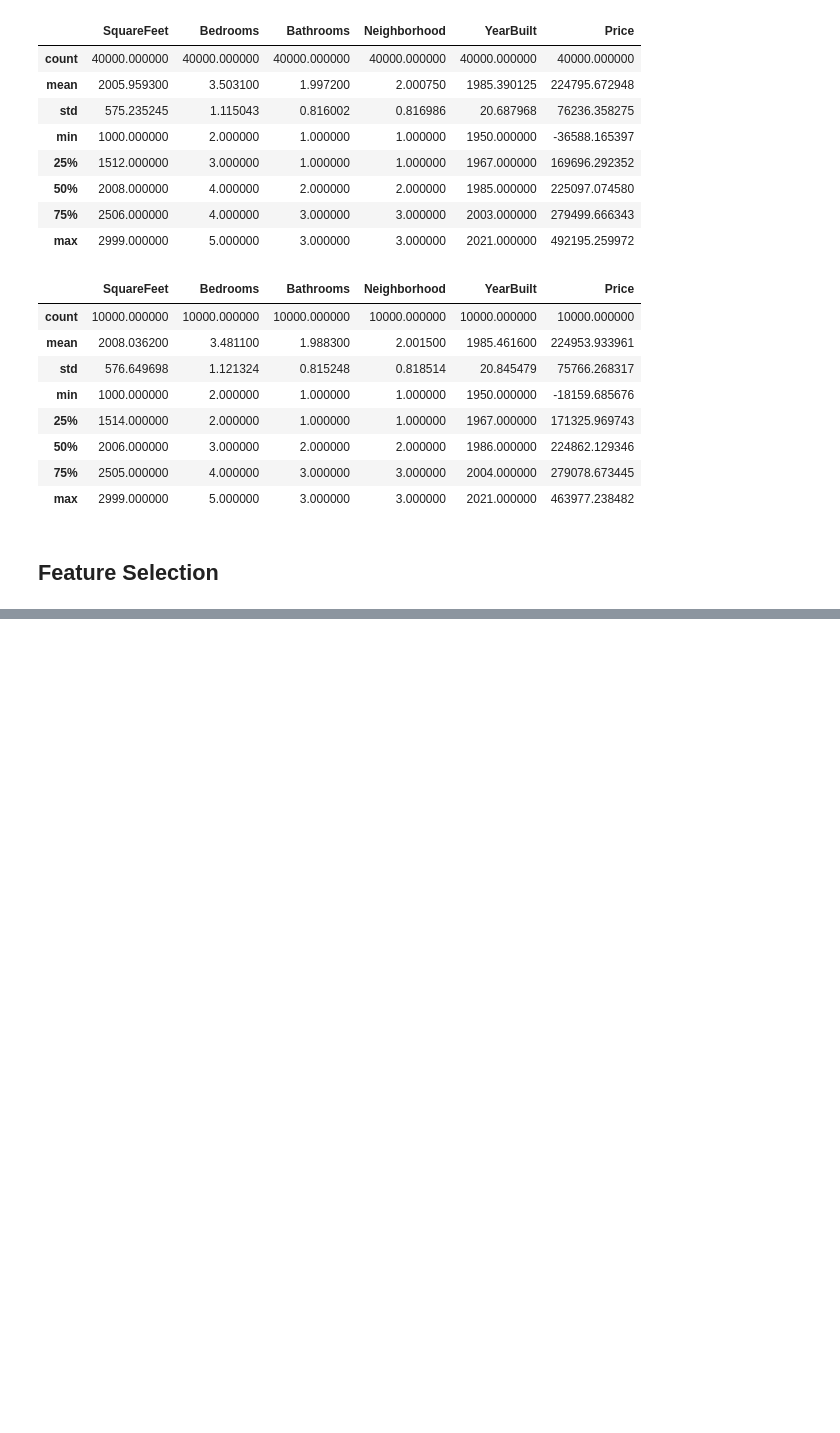
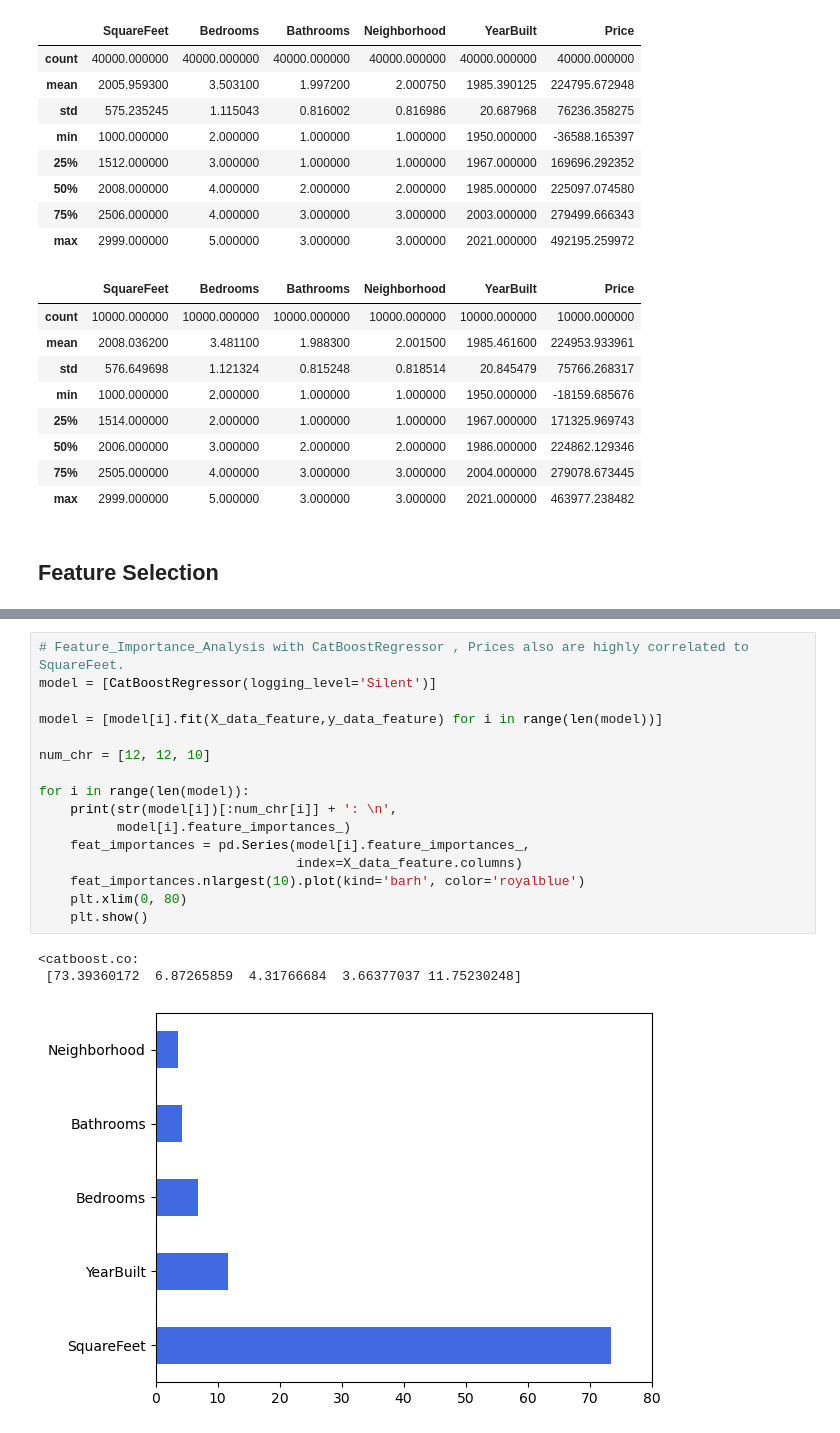
Before and after one commit to minamaher58/Housing-Price-Prediction, a Jupyter notebook: house_price_prediction.ipynb, the cells around one changed output, grey strips where cells are left out. Drawn from its saved outputs; the diff is of its cells as text; blank space fills up the shorter version.

```diff
--- a/house_price_prediction.ipynb
+++ b/house_price_prediction.ipynb
@@ -195,0 +245,20 @@ display(test.describe())
+# %%
+# Feature_Importance_Analysis with CatBoostRegressor , Prices also are highly correlated to SquareFeet.
+model = [CatBoostRegressor(logging_level='Silent')]
+
+model = [model[i].fit(X_data_feature,y_data_feature) for i in range(len(model))]
+
+num_chr = [12, 12, 10]
+
+for i in range(len(model)):
+    print(str(model[i])[:num_chr[i]] + ': \n',
+          model[i].feature_importances_)
+    feat_importances = pd.Series(model[i].feature_importances_,
+                                 index=X_data_feature.columns)
+    feat_importances.nlargest(10).plot(kind='barh', color='royalblue')
+    plt.xlim(0, 80)
+    plt.show()
+# %% [output]
+<catboost.co:
+ [73.39360172  6.87265859  4.31766684  3.66377037 11.75230248]
+[figure, added]
```
Also changed, not shown: parts of 8 cells of this notebook, 4 other files.
